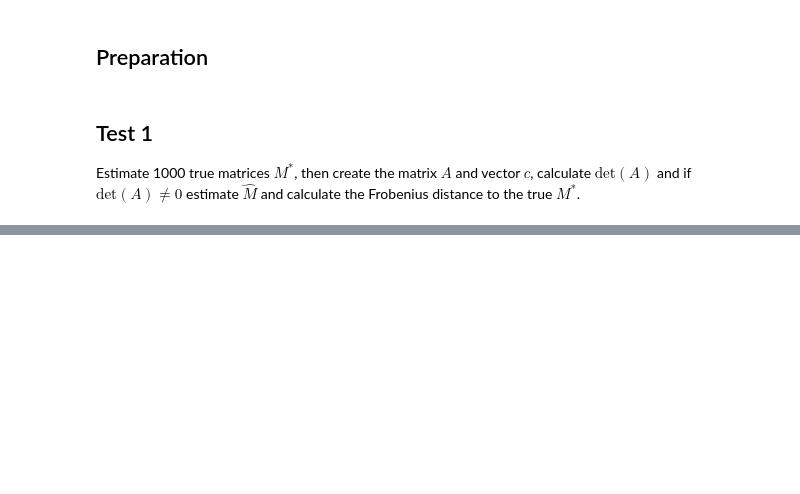
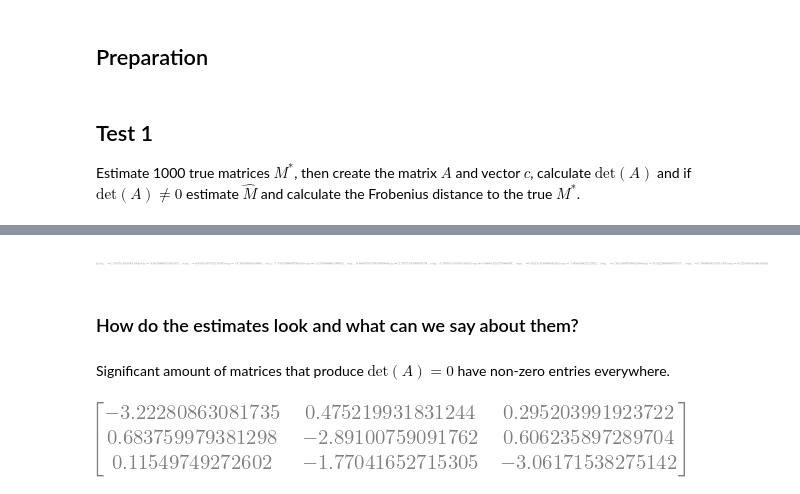
Before and after one commit to eva-resch/tum_masterthesis, a Jupyter notebook: experiments_3_nodes.ipynb, the cells around one changed output, grey strips where cells are left out. Cells and saved outputs as stored; diff of their text form; code cells hidden in the pictures; blank space fills up the shorter version.

```diff
--- a/experiments_3_nodes.ipynb
+++ b/experiments_3_nodes.ipynb
@@ -157,0 +200,25 @@ A * vec_M + c
+# %%
+temp = A * vec_M + c
+temp.row_del(0)
+solve(temp, vec_M)
+# %% [output]
+[figure, added]
+# %% [markdown]
+### How do the estimates look and what can we say about them?
+# %% [markdown]
+Significant amount of matrices that produce $\text{det}(A) = 0$ have non-zero entries everywhere.
+# %%
+np.random.seed(seed=824+1)
+
+bernoulli_matrix = np.random.binomial(1, d, (p, p))
+normal_matrix = np.random.normal(0, 1, (p, p))
+
+temp_M = bernoulli_matrix * normal_matrix
+for i in range(p): # adjust diagonal entries s.t. M stable
+    row_sum = np.sum(np.abs(temp_M[i, :])) - np.abs(temp_M[i, i])
+    temp_M[i, i] = - row_sum - np.abs(normal_matrix[i,i])
+
+concrete_M = Matrix(temp_M)
+concrete_M
+# %% [output]
+[figure, added]
```
Also changed, not shown: parts of 55 cells of this notebook.
